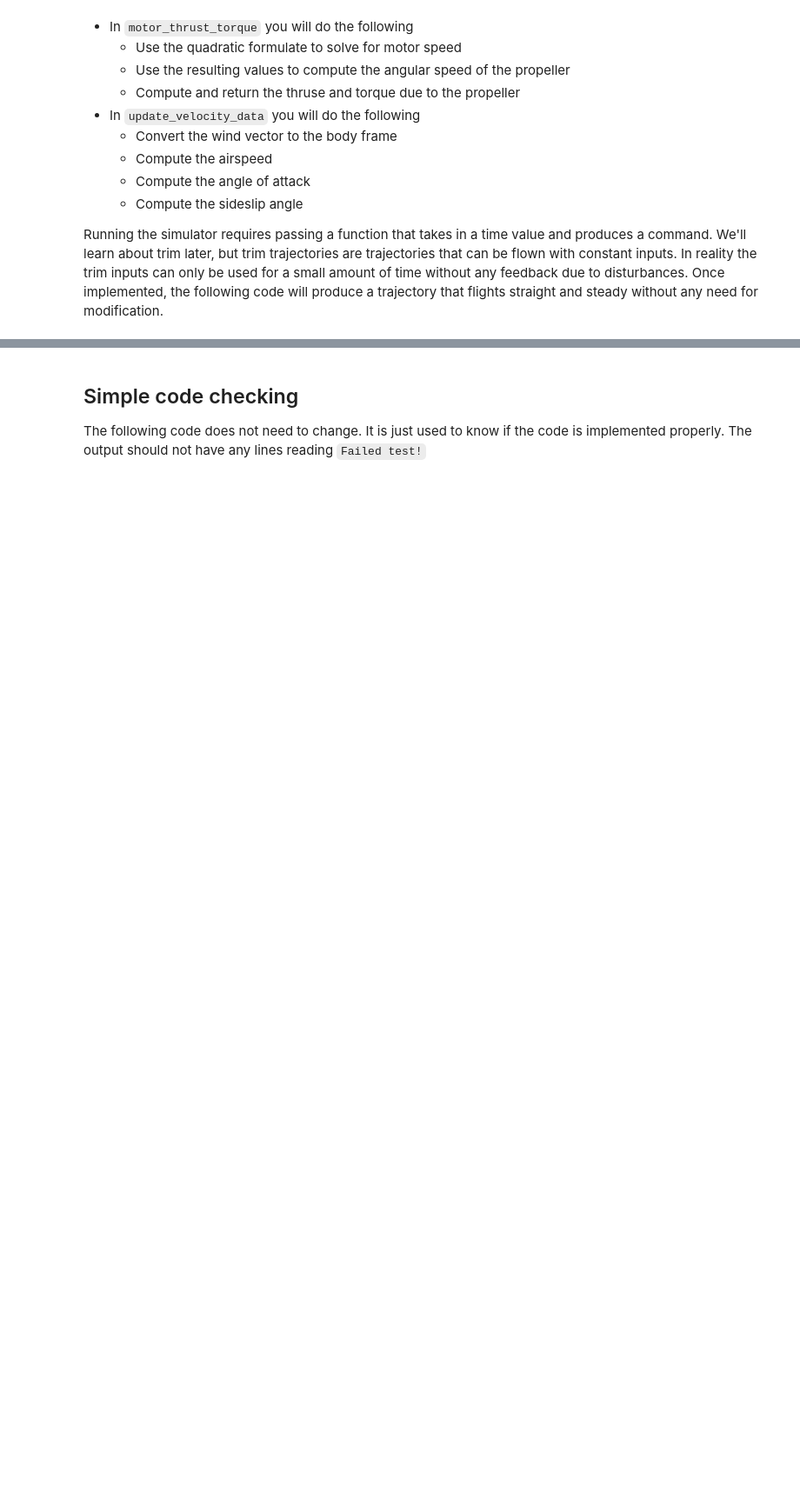
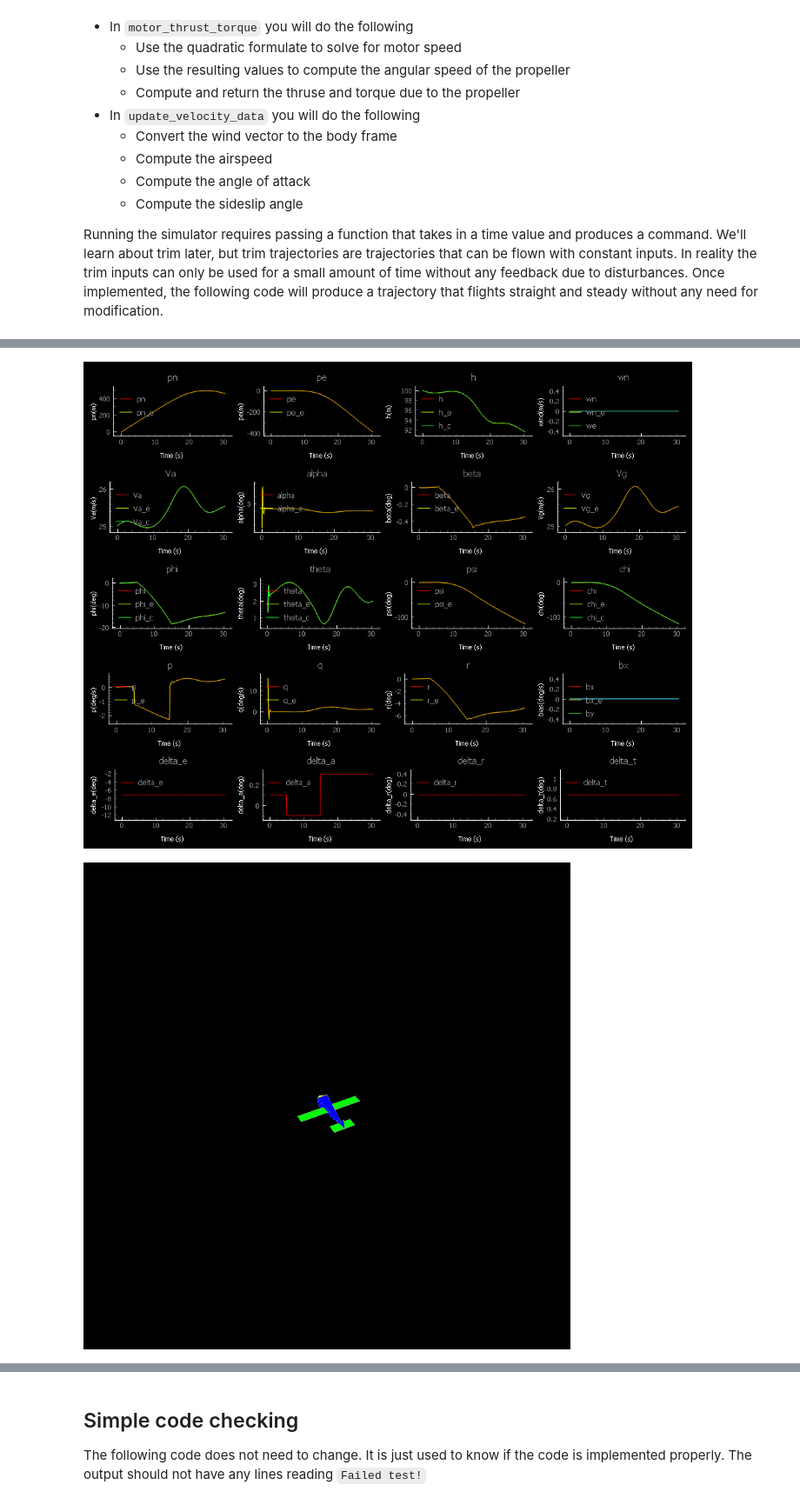
Before and after one commit to Rocketman-1969/MAE5330, a Jupyter notebook: mavsim_python/usu_assignments/ch04_forces_moments.ipynb, the cells around one changed output, grey strips where cells are left out. Shown at 87% size. Drawn from its saved outputs; the diff is of its cells as text; code cells hidden in the pictures; blank space fills up the shorter version.

```diff
--- a/mavsim_python/usu_assignments/ch04_forces_moments.ipynb
+++ b/mavsim_python/usu_assignments/ch04_forces_moments.ipynb
@@ -117,19 +125,25 @@ Run the simulation and verify the expected behavior.
 # %%
 def perturb_aileron(time: float) -> MsgDelta:
     """ Perturb the aileron trim commands by
             -0.2 degrees      5 < time <= 15
             0.2  degrees      15 < time
     """
     # Calculate the trim trajectory
     delta = trim(time)
 
     # Perturb the control
-
-    # Return the perturbed control
+    if time > 15.:
+            delta.aileron += .2*np.pi/180. #
+    elif time > 5:
+            delta.aileron += -.2*np.pi/180.
+        # Return the perturbed control
     return delta
 
 # Perturb the elevator
 run_sim_and_display(perturb_aileron)
+# %% [output]
+[figure, added]
+[figure, added]
 # %% [markdown]
 ## Problem 3: Effect of the rudder control surface
 This problem varies the rudder value during flight of the aircraft.  Design a function that will perturb the rudder control surface by 0.2 degrees in the negative direction after 5 seconds and 0.2 degrees in the positive direction after 15 seconds.
```
Also changed, not shown: parts of 13 cells of this notebook, 2 other files.
